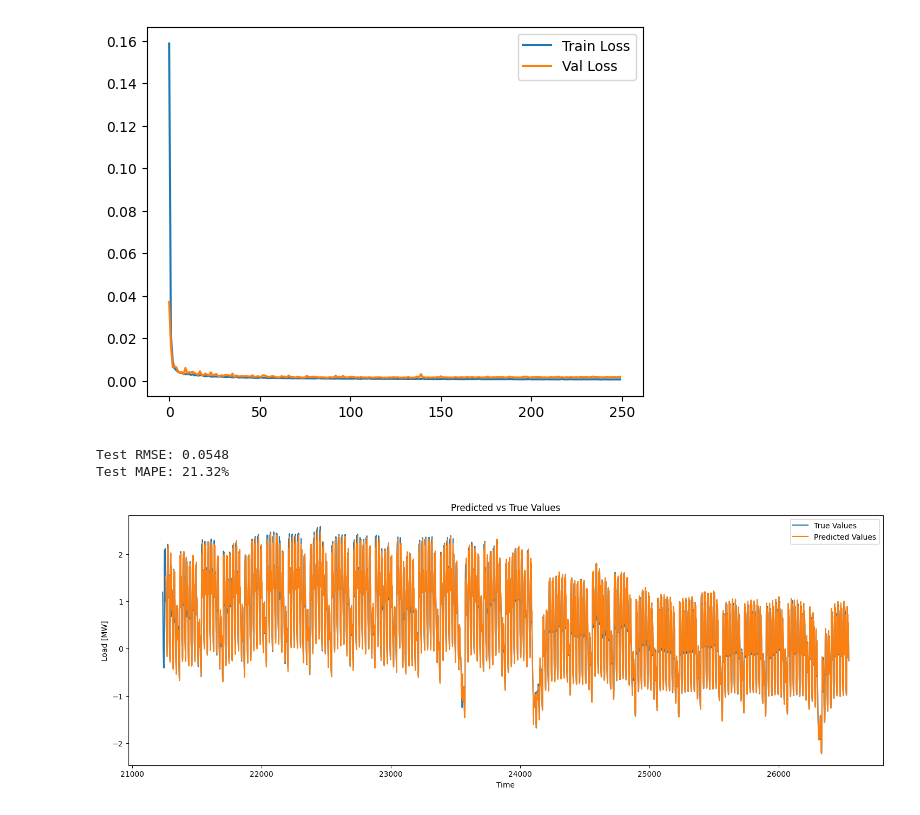
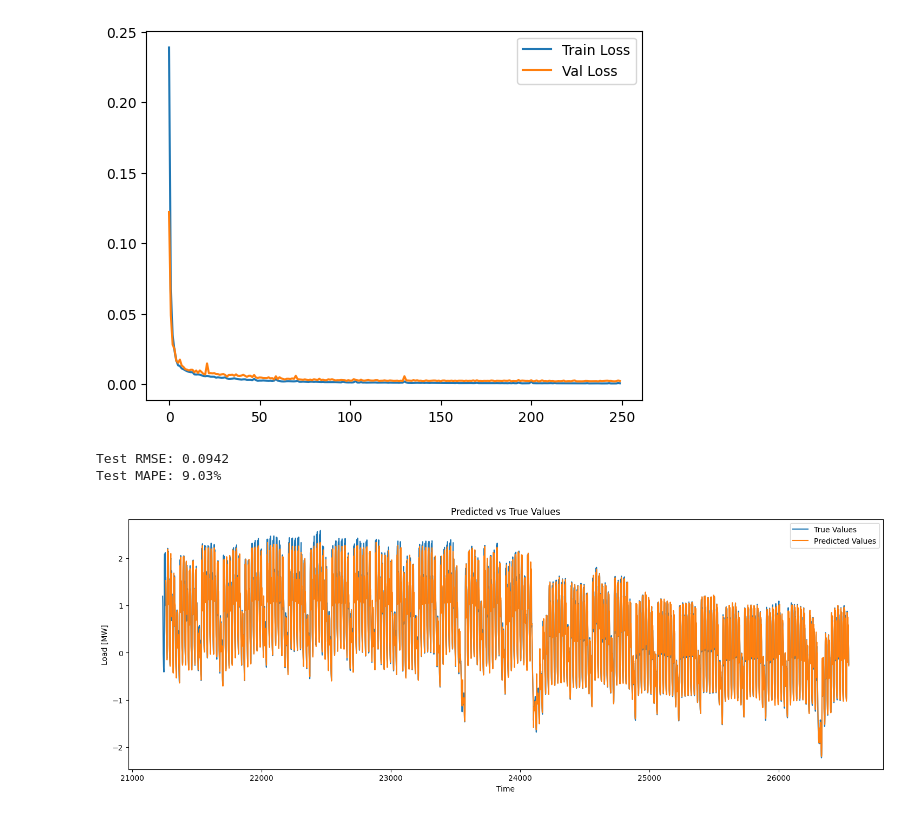
Before and after one commit to John-Chen92/Electricity_Load_Forecast, a Jupyter notebook: Lstm_pytorch.ipynb, the cells around one changed output. Cells and saved outputs as stored; diff of their text form; code cells hidden in the pictures.

```diff
--- a/Lstm_pytorch.ipynb
+++ b/Lstm_pytorch.ipynb
@@ -24,8 +24,8 @@ os.environ['KMP_DUPLICATE_LIB_OK']='True'
 # 带天气数据的数据集处理
 class TimeSeriesDataset(Dataset):
     def __init__(self, data, seq_length):
-        self.load_data = data[:,0].reshape(-1, 1)
-        self.weather_data = data[:,1:]
+        self.load_data = data[:,0,0].reshape(-1, 1)
+        self.weather_time_data = data[:,0,1:]
         self.seq_length = seq_length
 
     def __len__(self):
@@ -34,8 +34,11 @@ class TimeSeriesDataset(Dataset):
     def __getitem__(self, index):
         # x为负荷数据和天气数据的拼接，y为负荷数据
         # 负荷数据一列，天气数据五列
-        x = np.concatenate((self.load_data[index:index + self.seq_length].reshape(-1, 1),
-                            self.weather_data[index:index + self.seq_length]), axis=1)
+        x = self.load_data[index:index + self.seq_length]
+        # seq_length<96时天气数据只需取一行
+        x_weather = self.weather_time_data[index].reshape(-1,1)
+        # print(x.shape, x_weather.shape)
+        x = np.concatenate((x, x_weather), axis=0)
         y = self.load_data[index + self.seq_length]
         return x, y
 
@@ -57,15 +60,20 @@ class LSTMModel(nn.Module):
         return out
 
 
-def normalize_data(df):
+def standardize_data(df):
     return (df - df.mean()) / df.std()
 
 # 读取训练集和验证集的数据
 df = pd.read_csv('data/Area1_Weather_Load_copy.csv')
 df = df.drop('Time', axis=1)
+print(df.describe())
+# 对Avg_Temperature Avg_Humidit Rainfall 空缺值进行填充
+df['Avg_Temperature'] = df['Avg_Temperature'].ffill()
+df['Avg_Humidity'] = df['Avg_Humidity'].ffill()
+df['Rainfall'] = df['Rainfall'].ffill()
 
 # 选取训练集和验证集的数据
-df = normalize_data(df)
+df = standardize_data(df)
 m_all = len(df) # 数据集总行数
 m_val = int(0.2*m_all) # 验证集数量
 m_test = int(0.2*m_all) # 测试集数量
@@ -79,14 +106,16 @@ print(train_df.shape, val_df.shape, test_df.shape)
 (15928, 6) (5308, 6) (5308, 6)
 # %%
 # 将数据集转换为PyTorch的Tensor
-train_data = torch.tensor(train_df['Load'].values, dtype=torch.float32).unsqueeze(1)
-val_data = torch.tensor(val_df['Load'].values, dtype=torch.float32).unsqueeze(1)
-
+train_data = torch.tensor(train_df.values, dtype=torch.float32).unsqueeze(1)
+val_data = torch.tensor(val_df.values, dtype=torch.float32).unsqueeze(1)
+# 打印训练集和验证集的数据形状
+print(train_data.shape, val_data.shape)
 # 创建训练集和验证集的数据集对象
 seq_length = 24
 train_dataset = TimeSeriesDataset(train_data, seq_length)
 val_dataset = TimeSeriesDataset(val_data, seq_length)
-
+x,y = train_dataset[0]
+print(x.shape, y.shape)
 # 创建数据加载器
 batch_size = 32
 train_dataloader = DataLoader(train_dataset, batch_size=batch_size, shuffle=True)
@@ -175,5 +204,4 @@ plt.plot(train_loss_list, label='Train Loss')
 plt.plot(val_loss_list, label='Val Loss')
 plt.legend()
 plt.show()
-# 打印最好的验证集损失
 # %% [output]
@@ -197,7 +225,7 @@ Best Val Loss: 0.0013
-[figure, old version]
+[figure, new version]
 # %%
 # 将数据集转换为PyTorch的Tensor
-test_data = torch.tensor(test_df['Load'].values, dtype=torch.float32).unsqueeze(1)
+test_data = torch.tensor(test_df.values, dtype=torch.float32).unsqueeze(1)
 
 # 创建测试集的数据集对象
 seq_length = 24
@@ -251,6 +279,6 @@ plt.title('Predicted vs True Values')
 plt.legend()
 plt.show()
 # %% [output]
-Test RMSE: 0.0548
-Test MAPE: 21.32%
+Test RMSE: 0.0942
+Test MAPE: 9.03%
-[figure, old version]
+[figure, new version]
```
Also changed, not shown: parts of 2 cells of this notebook, 8 other files.
